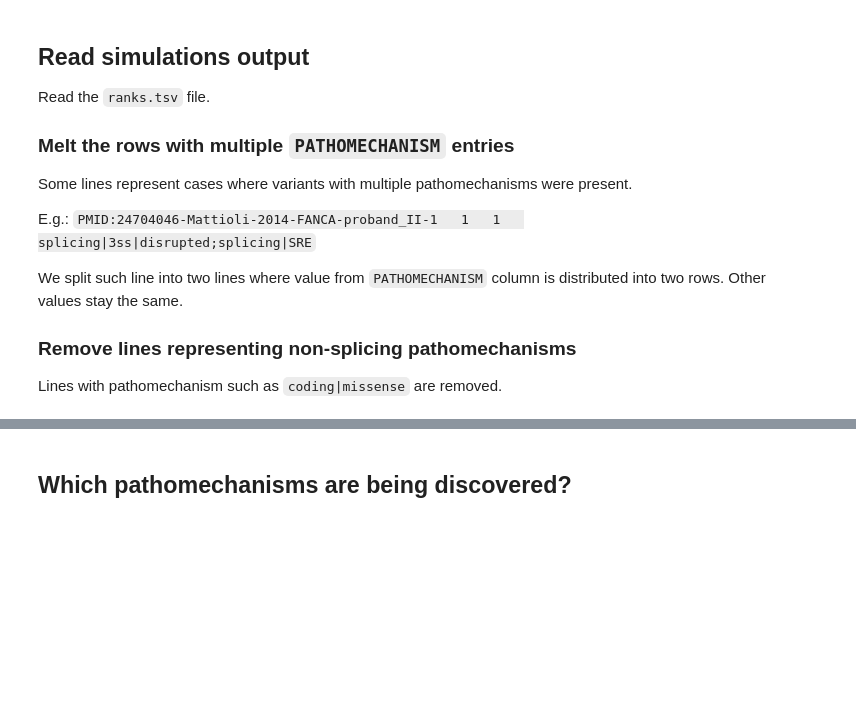
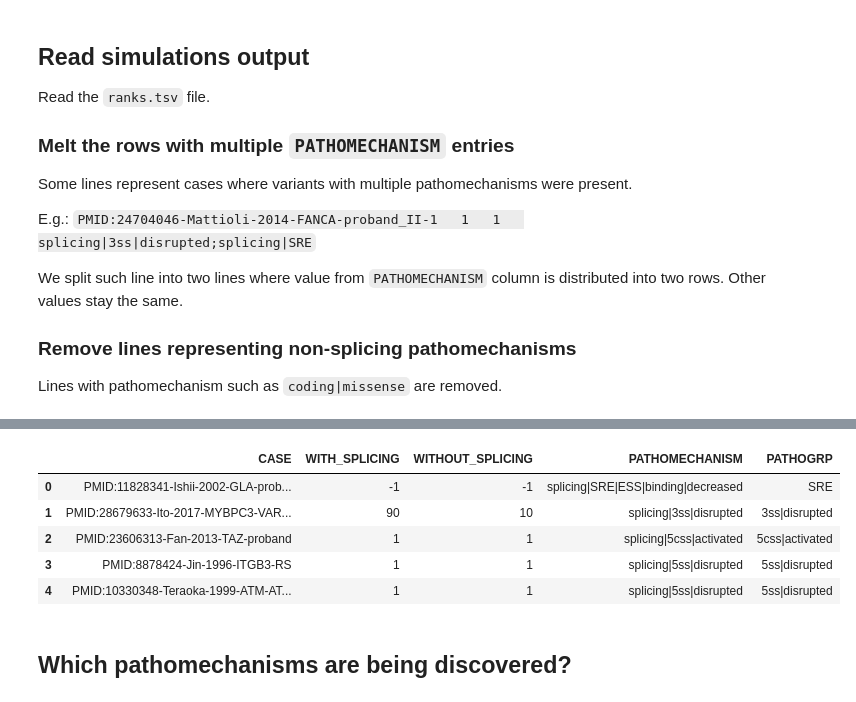
Before and after one commit to monarch-initiative/ExomiserSimulations, a Jupyter notebook: 3S Exomiser performance evaluation.ipynb, the cells around one changed output, grey strips where cells are left out. Saved outputs shown, nothing was run; the diff lists cells and outputs as text; code cells hidden in the pictures; blank space fills up the shorter version.

```diff
--- a/3S Exomiser performance evaluation.ipynb
+++ b/3S Exomiser performance evaluation.ipynb
@@ -58,2 +40,16 @@ title = ax.set_title("Causal gene ranks with or without\nSPLICING pathogenicity
+# %%
+version = "20190711"
+FPATH = "{0}/{1}-output-checked/{1}-ranks.tsv".format(data_dir, version)
+df20190711 = load_data(FPATH)
+
+ho = np.sort(df20190711['PATHOGRP'].unique())
+df20190711.head()
+# %% [output]
+|  | CASE | WITH_SPLICING | WITHOUT_SPLICING | PATHOMECHANISM | PATHOGRP |
+| 0 | PMID:11828341-Ishii-2002-GLA-prob... | -1 | -1 | splicing|SRE|ESS|binding|decreased | SRE |
+| 1 | PMID:28679633-Ito-2017-MYBPC3-VAR... | 90 | 10 | splicing|3ss|disrupted | 3ss|disrupted |
+| 2 | PMID:23606313-Fan-2013-TAZ-proband | 1 | 1 | splicing|5css|activated | 5css|activated |
+| 3 | PMID:8878424-Jin-1996-ITGB3-RS | 1 | 1 | splicing|5ss|disrupted | 5ss|disrupted |
+| 4 | PMID:10330348-Teraoka-1999-ATM-AT... | 1 | 1 | splicing|5ss|disrupted | 5ss|disrupted |
 # %% [markdown]
 ## Which pathomechanisms are being discovered?
```
Also changed, not shown: parts of 18 cells of this notebook, 3 other files.
